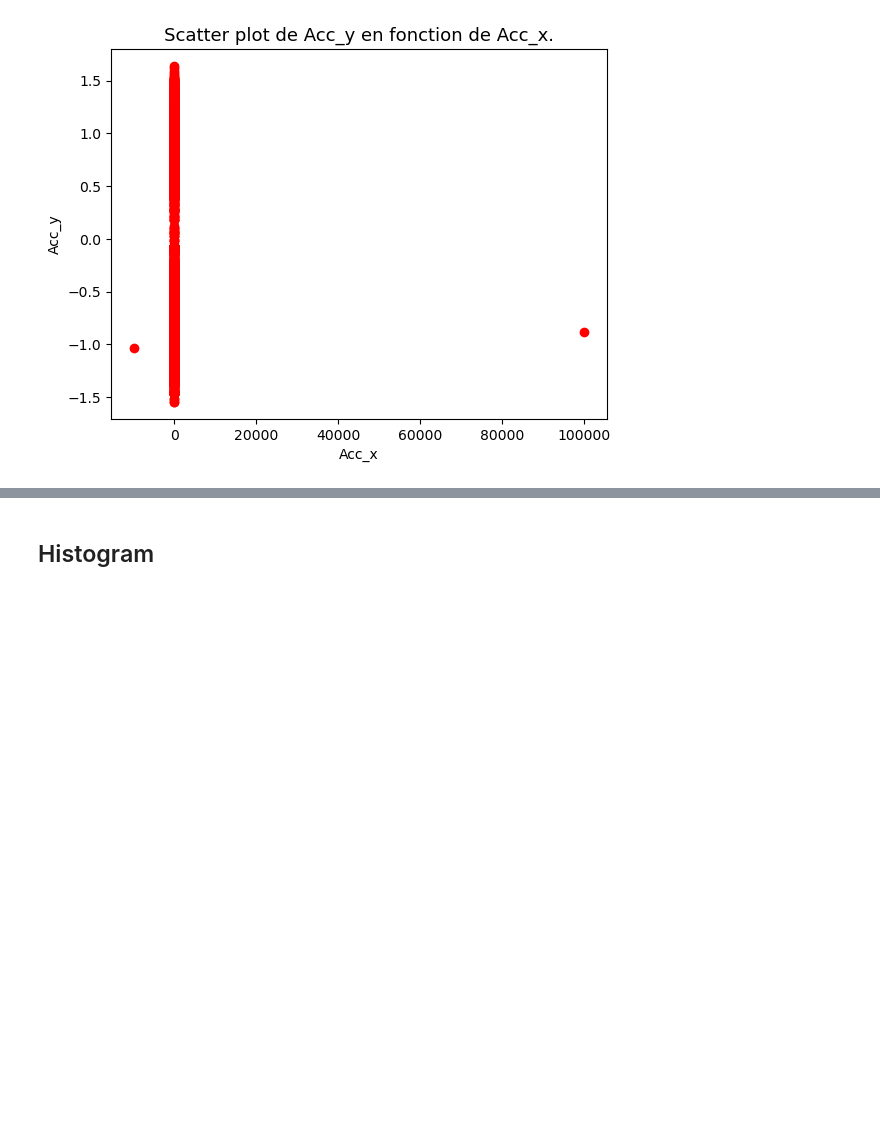
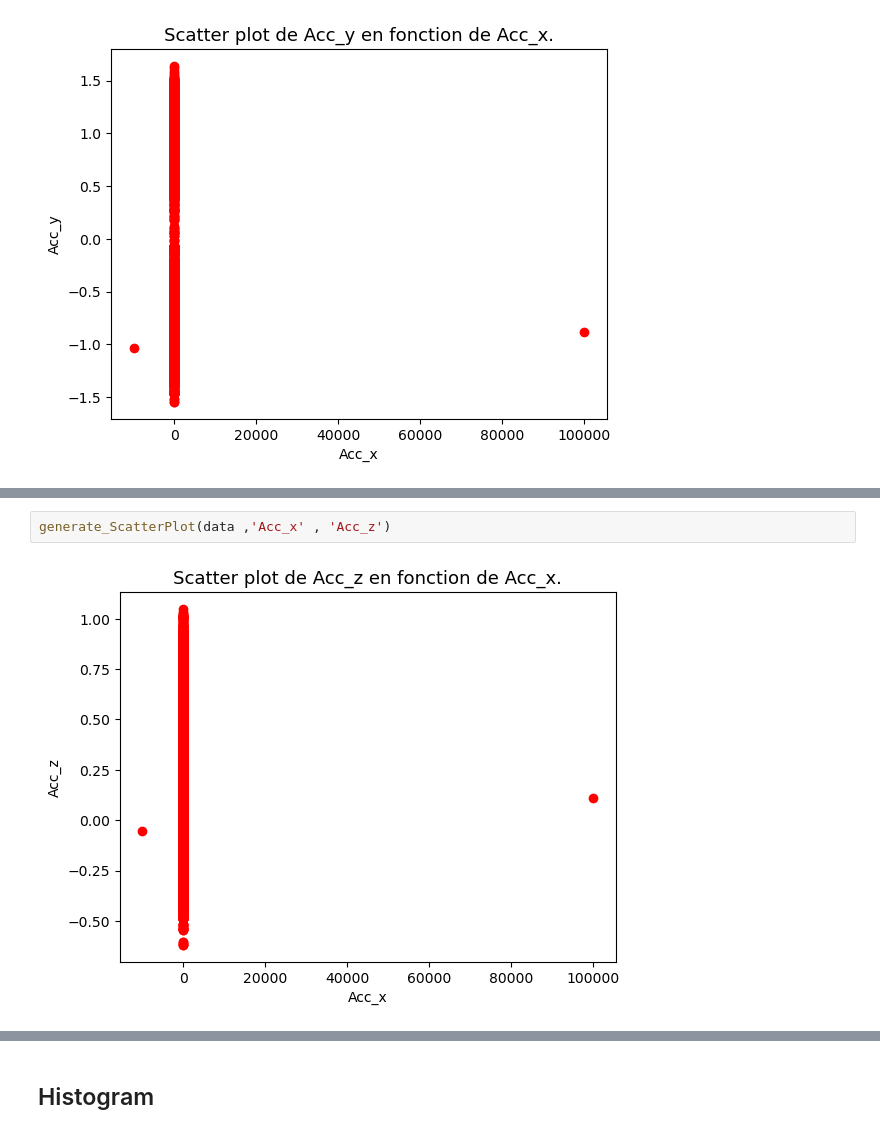
Before and after one commit to felladib/DATA_MIND_TP, a Jupyter notebook: TP2/TP2.ipynb, the cells around one changed output, grey strips where cells are left out. Drawn from its saved outputs; the diff is of its cells as text; blank space fills up the shorter version.

```diff
--- a/TP2/TP2.ipynb
+++ b/TP2/TP2.ipynb
@@ -58,0 +102,4 @@ generate_ScatterPlot(filtred_data ,'Acc_x' , 'Acc_y')
+# %%
+generate_ScatterPlot(data ,'Acc_x' , 'Acc_z')
+# %% [output]
+[figure, added]
```
Also changed, not shown: parts of 11 cells of this notebook, 2 other files.
